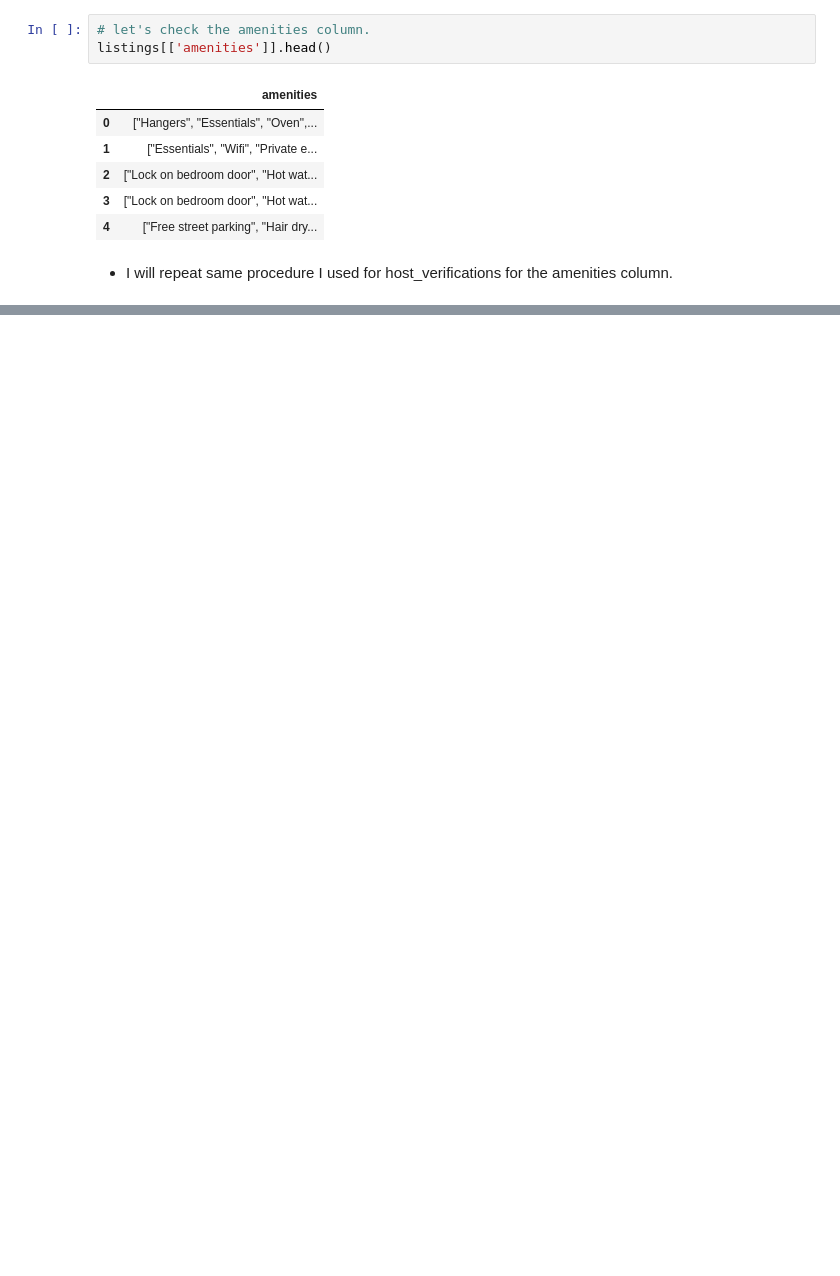
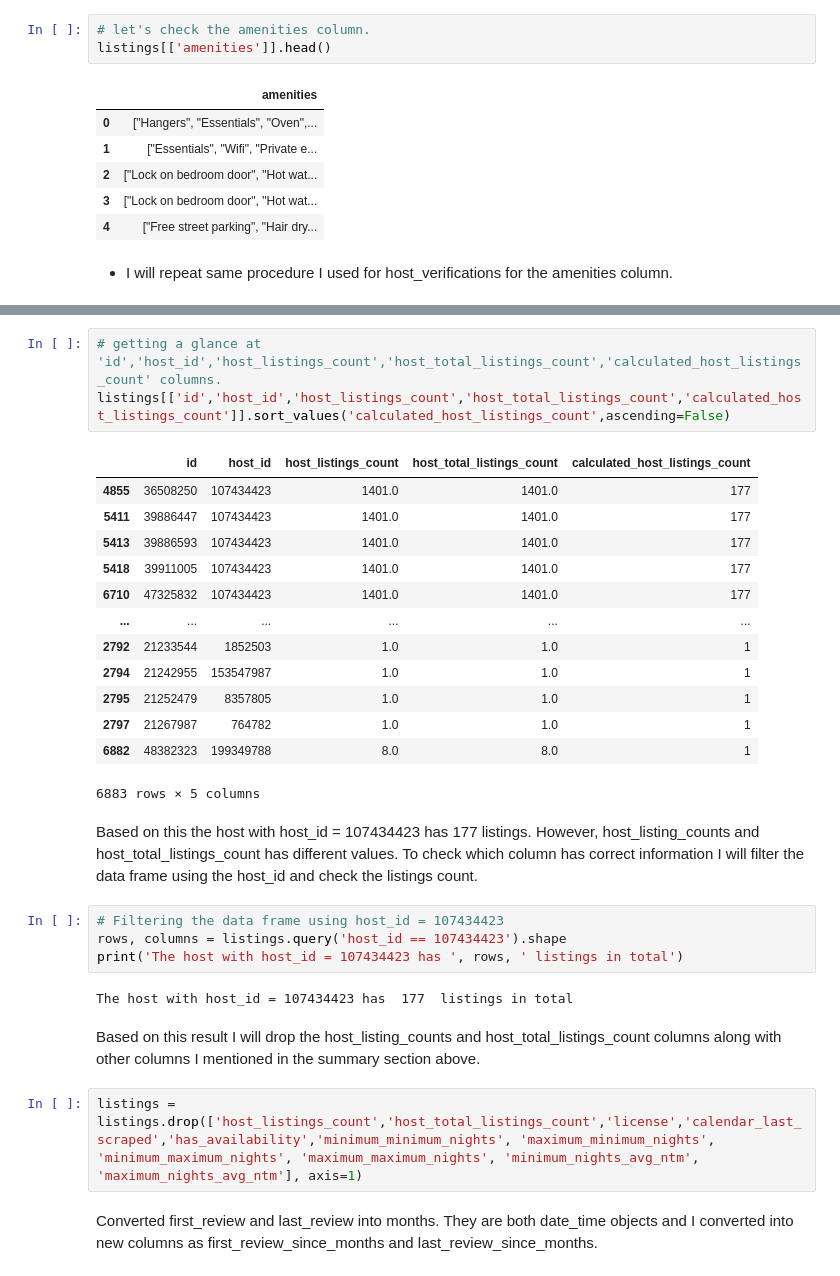
Before and after one commit to yselimd/Airbnb-Price-Prediction, a Jupyter notebook: notebooks/Pre-processing and Training Data Development.ipynb, the cells around one changed output, grey strips where cells are left out. Saved outputs shown, nothing was run; the diff lists cells and outputs as text; blank space fills up the shorter version.

```diff
--- a/notebooks/Pre-processing and Training Data Development.ipynb
+++ b/notebooks/Pre-processing and Training Data Development.ipynb
@@ -267,0 +327,31 @@ set(listings.columns)
+# %%
+# getting a glance at 'id','host_id','host_listings_count','host_total_listings_count','calculated_host_listings_count' columns.
+listings[['id','host_id','host_listings_count','host_total_listings_count','calculated_host_listings_count']].sort_values('calculated_host_listings_count',ascending=False)
+# %% [output]
+|  | id | host_id | host_listings_count | host_total_listings_count | calculated_host_listings_count |
+| 4855 | 36508250 | 107434423 | 1401.0 | 1401.0 | 177 |
+| 5411 | 39886447 | 107434423 | 1401.0 | 1401.0 | 177 |
+| 5413 | 39886593 | 107434423 | 1401.0 | 1401.0 | 177 |
+| 5418 | 39911005 | 107434423 | 1401.0 | 1401.0 | 177 |
+| 6710 | 47325832 | 107434423 | 1401.0 | 1401.0 | 177 |
+| ... | ... | ... | ... | ... | ... |
+| 2792 | 21233544 | 1852503 | 1.0 | 1.0 | 1 |
+| 2794 | 21242955 | 153547987 | 1.0 | 1.0 | 1 |
+| 2795 | 21252479 | 8357805 | 1.0 | 1.0 | 1 |
+| 2797 | 21267987 | 764782 | 1.0 | 1.0 | 1 |
+| 6882 | 48382323 | 199349788 | 8.0 | 8.0 | 1 |
+6883 rows × 5 columns
+# %% [markdown]
+Based on this the host with host_id = 107434423 has 177 listings. However, host_listing_counts and host_total_listings_count has different values. To check which column has correct information I will filter the data frame using the host_id and check the listings count.
+# %%
+# Filtering the data frame using host_id = 107434423
+rows, columns = listings.query('host_id == 107434423').shape
+print('The host with host_id = 107434423 has ', rows, ' listings in total')
+# %% [output]
+The host with host_id = 107434423 has  177  listings in total
+# %% [markdown]
+Based on this result I will drop the host_listing_counts and host_total_listings_count columns along with other columns I mentioned in the summary section above.
+# %%
+listings = listings.drop(['host_listings_count','host_total_listings_count','license','calendar_last_scraped','has_availability','minimum_minimum_nights', 'maximum_minimum_nights', 'minimum_maximum_nights', 'maximum_maximum_nights', 'minimum_nights_avg_ntm', 'maximum_nights_avg_ntm'], axis=1)
+# %% [markdown]
+Converted first_review and last_review into months. They are both date_time objects and I converted into new columns as first_review_since_months and last_review_since_months.
```
Also changed, not shown: parts of 31 cells of this notebook, 2 other files.
